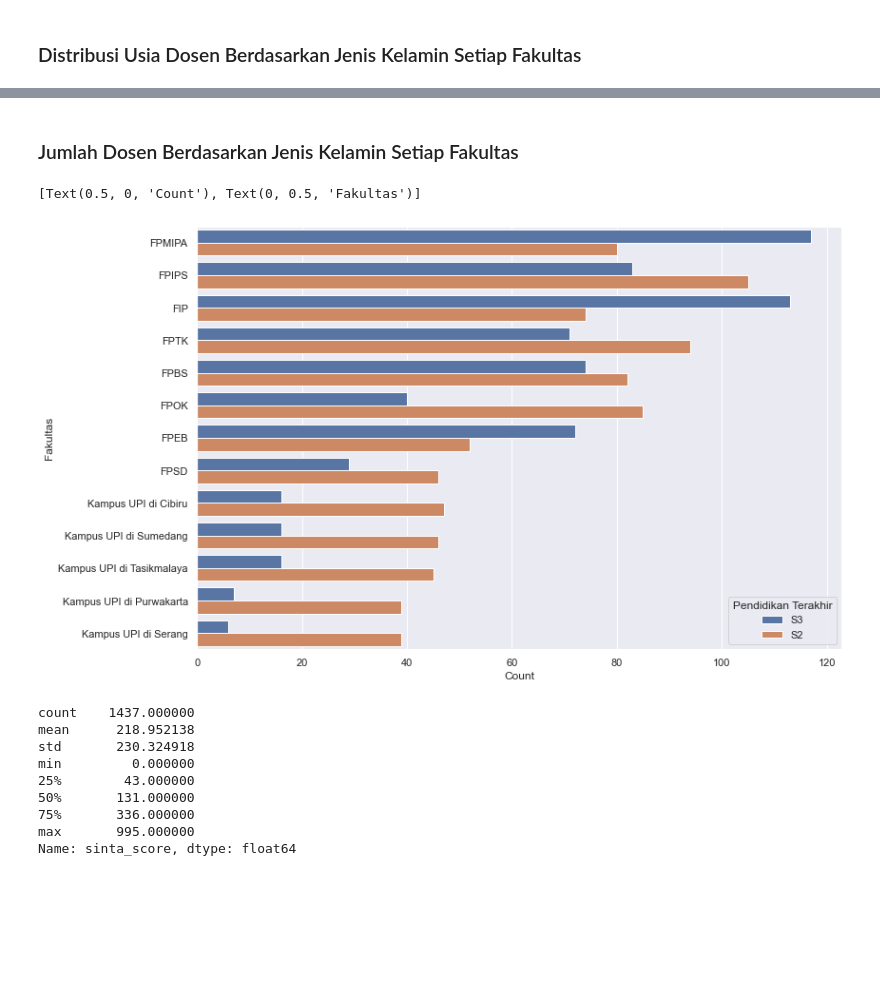
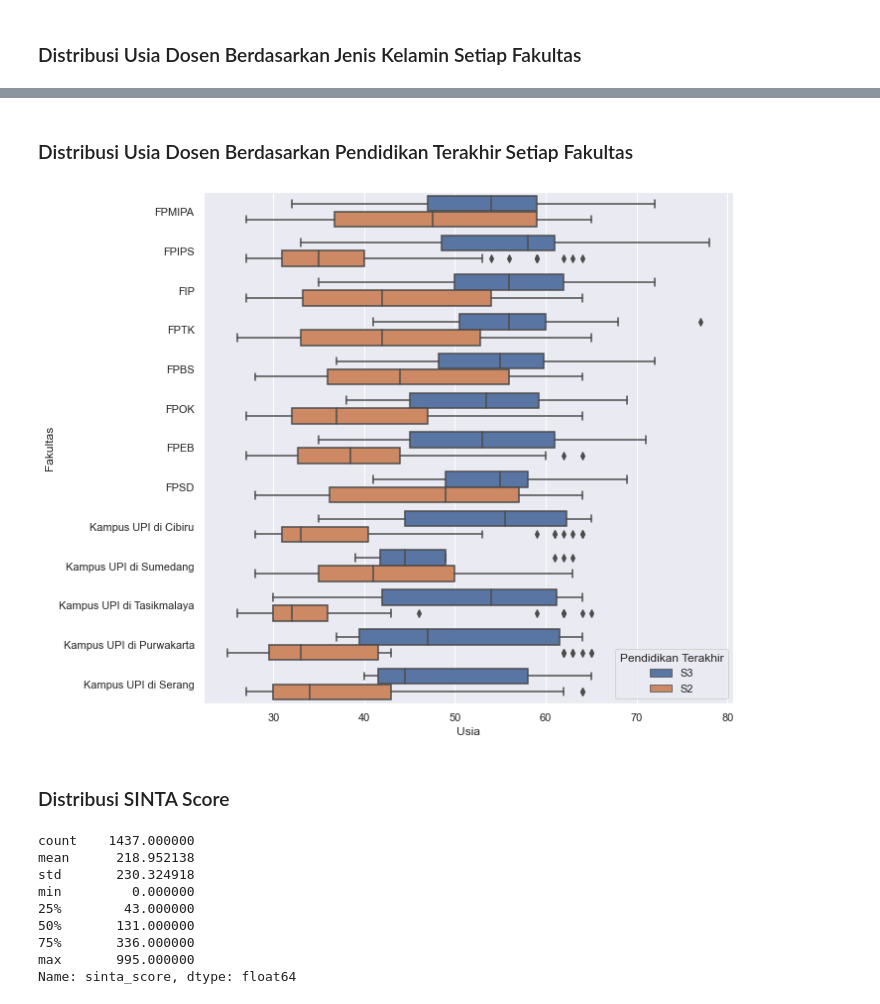
Before and after one commit to crypter7054/EDA-UPI-2022, a Jupyter notebook: EDA UPI Rev.1.ipynb, the cells around one changed output, grey strips where cells are left out. Saved outputs shown, nothing was run; the diff lists cells and outputs as text; code cells hidden in the pictures; blank space fills up the shorter version.

```diff
--- a/EDA UPI Rev.1.ipynb
+++ b/EDA UPI Rev.1.ipynb
@@ -342,14 +408,13 @@ g.set(xlabel='Count', ylabel='Fakultas')
-# %% [markdown]
-### Jumlah Dosen Berdasarkan Jenis Kelamin Setiap Fakultas
-# %%
-plt.figure(figsize=(12, 7))
-plt.rcParams["figure.autolayout"] = True
-
-g = sns.countplot(y="Fakultas", hue="Pendidikan Terakhir", data=df, order=df['Fakultas'].value_counts().index, palette="deep")
-g.set(xlabel='Count', ylabel='Fakultas')
-# %% [output]
-[Text(0.5, 0, 'Count'), Text(0, 0.5, 'Fakultas')]
-[figure]
+# %% [markdown]
+### Distribusi Usia Dosen Berdasarkan Pendidikan Terakhir Setiap Fakultas
+# %%
+plt.figure(figsize=(10, 8))
+g = sns.boxplot(x="Usia", y="Fakultas", hue="Pendidikan Terakhir", data=df,
+                order = df['Fakultas'].value_counts().index, palette="deep")
+# %% [output]
+[figure, added]
+# %% [markdown]
+### Distribusi SINTA Score
 # %%
 df['sinta_score'].describe()
 # %% [output]
```
Also changed, not shown: parts of 39 cells of this notebook.
